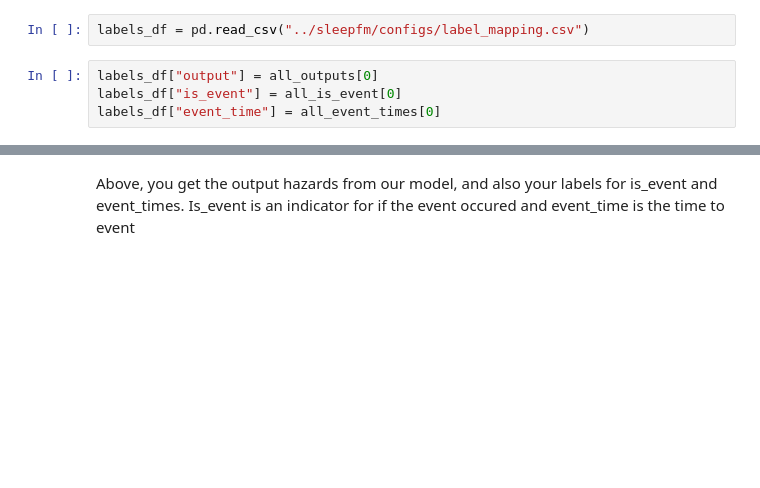
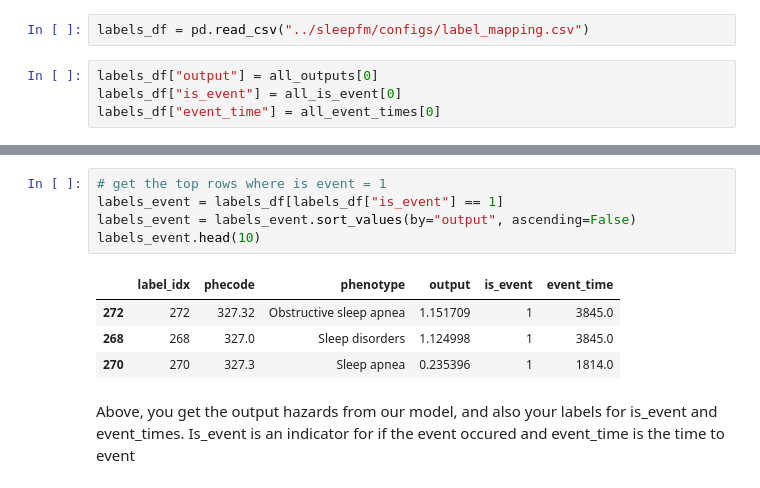
Before and after one commit to zou-group/sleepfm-clinical, a Jupyter notebook: notebooks/demo.ipynb, the cells around one changed output, grey strips where cells are left out. Cells and saved outputs as stored; diff of their text form; blank space fills up the shorter version.

```diff
--- a/notebooks/demo.ipynb
+++ b/notebooks/demo.ipynb
@@ -845,2 +842,12 @@ labels_df.head()
+# %%
+# get the top rows where is event = 1
+labels_event = labels_df[labels_df["is_event"] == 1]
+labels_event = labels_event.sort_values(by="output", ascending=False)
+labels_event.head(10)
+# %% [output]
+|  | label_idx | phecode | phenotype | output | is_event | event_time |
+| 272 | 272 | 327.32 | Obstructive sleep apnea | 1.151709 | 1 | 3845.0 |
+| 268 | 268 | 327.0 | Sleep disorders | 1.124998 | 1 | 3845.0 |
+| 270 | 270 | 327.3 | Sleep apnea | 0.235396 | 1 | 1814.0 |
 # %% [markdown]
 Above, you get the output hazards from our model, and also your labels for is_event and event_times. Is_event is an indicator for if the event occured and event_time is the time to event
```
Also changed, not shown: parts of 4 cells of this notebook.
